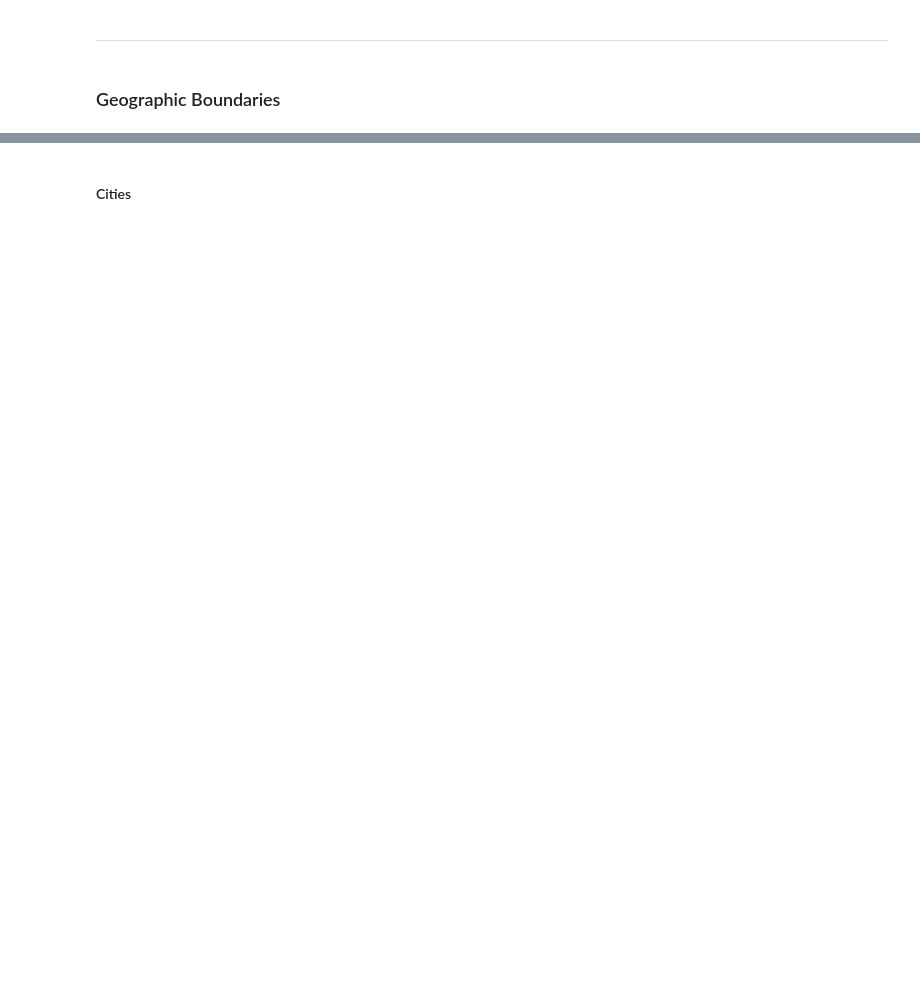
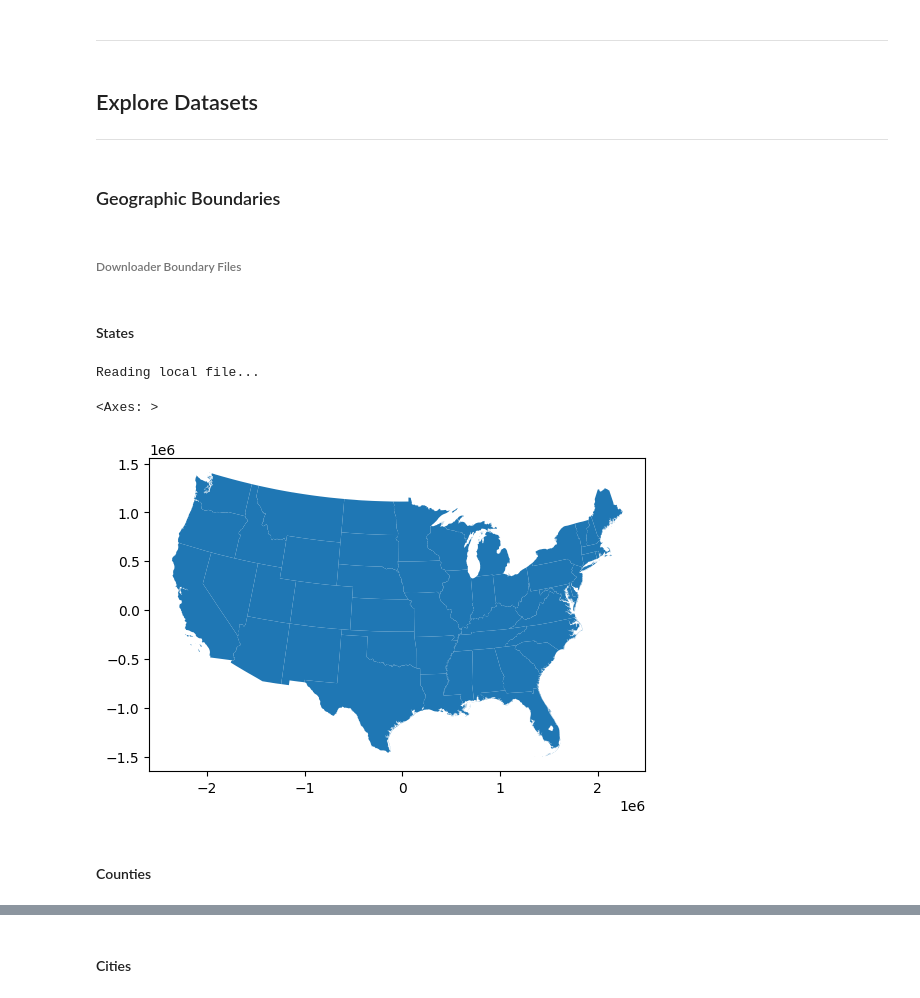
Before and after one commit to mtulow/explore-tornado-weather-data, a Jupyter notebook: notebooks/explore_weather_data.ipynb, the cells around one changed output, grey strips where cells are left out. Saved outputs shown, nothing was run; the diff lists cells and outputs as text; code cells hidden in the pictures; blank space fills up the shorter version.

```diff
--- a/notebooks/explore_weather_data.ipynb
+++ b/notebooks/explore_weather_data.ipynb
@@ -32,4 +103,58 @@ __Relevant Data:__
 # %% [markdown]
 ---
+# %% [markdown]
+## Explore Datasets
+---
 # %% [markdown]
 ### Geographic Boundaries
+# %% [markdown]
+###### Downloader Boundary Files
+# %%
+from fsspec.implementations.zip import ZipFileSystem
+
+def download_geographic_boundaries(geographic_boundary: str, *,
+                                   dropna: bool = True, new: bool = False) -> gpd.GeoDataFrame:
+    """
+    Downloads and reads geographic boundary data from the National Oceanic and Atmospheric Administration (NOAA) Storm Prediction Center (SPC).
+
+    Args:
+        geographic_boundary: The name of the geographic boundary to download, e.g., "counties".
+        dropna: Whether to drop rows with NaN values. Defaults to True.
+
+    Returns:
+        A GeoDataFrame containing the downloaded geographic boundary data.
+    """
+
+    url = f'https://www.spc.noaa.gov/gis/svrgis/zipped/{geographic_boundary}.zip'
+    filepath = f'data/geographic_boundaries/{geographic_boundary}/{geographic_boundary}.shp'
+
+    if new or not os.path.isfile(filepath):
+        print('Downloading...')
+        with fsspec.open(url) as of:
+            fs = ZipFileSystem(of)
+            for item in fs.ls(f'{geographic_boundary}/'):
+                src_file = item['filename']
+                dst_file = f'data/geographic_boundaries/{src_file}'
+                fs.get_file(src_file, dst_file)
+        gdf = gpd.read_file(filepath)
+    else:
+        print('Reading local file...')
+        gdf = gpd.read_file(filepath)
+
+
+    # Optionally drop rows with NaN values
+    if dropna:
+        gdf.dropna(inplace=True)
+
+    return gdf
+# %% [markdown]
+#### States
+# %%
+states = download_geographic_boundaries('states')
+states.plot()
+# %% [output]
+Reading local file...
+<Axes: >
+[figure, added]
+# %% [markdown]
+#### Counties
```
Also changed, not shown: parts of 32 cells of this notebook.
